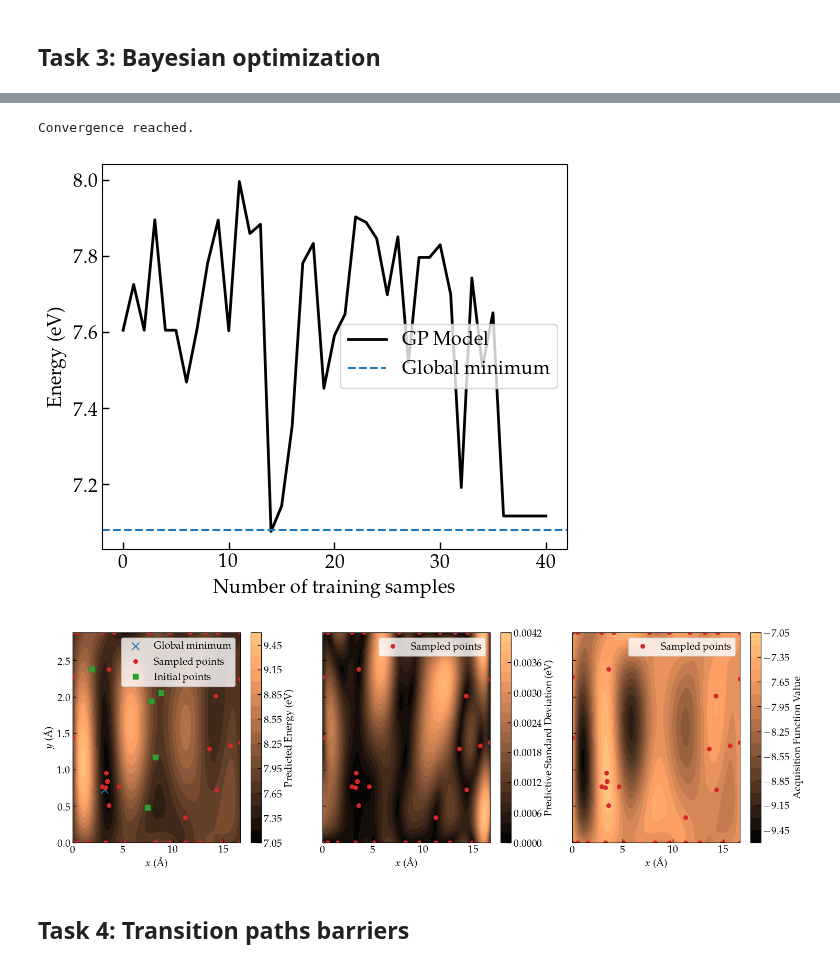
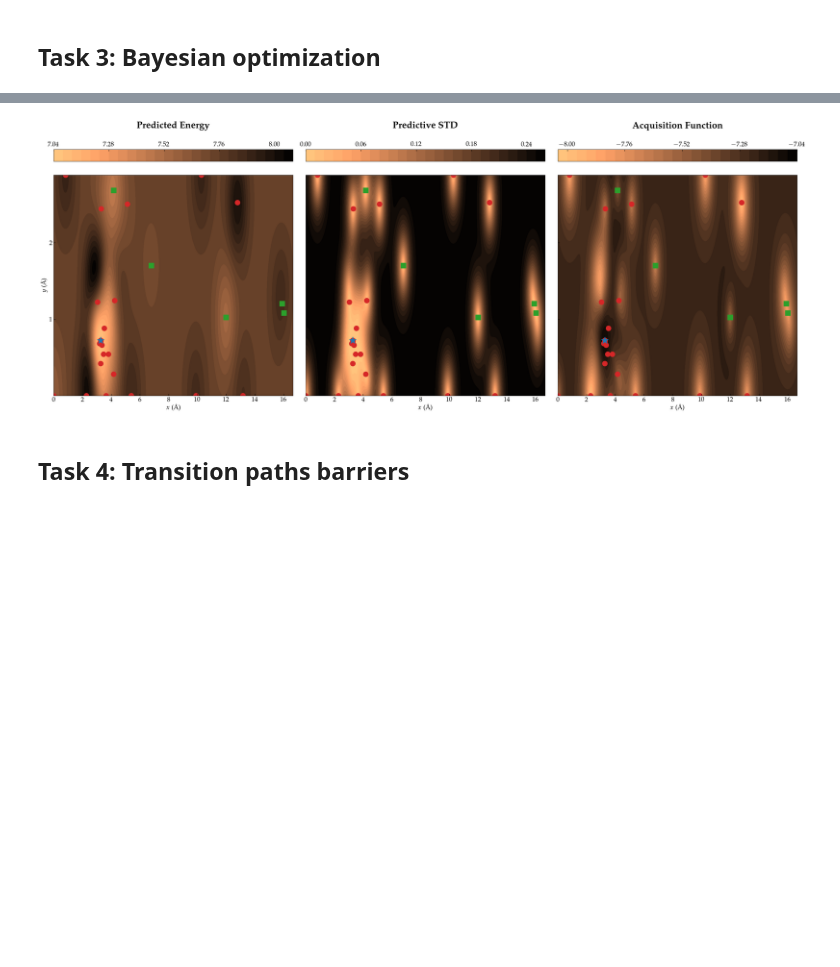
Before and after one commit to stommen/tif345_projects, a Jupyter notebook: project_2b/project2b_LBOS.ipynb, the cells around one changed output, grey strips where cells are left out. Saved outputs shown, nothing was run; the diff lists cells and outputs as text; code cells hidden in the pictures; blank space fills up the shorter version.

```diff
--- a/project_2b/project2b_LBOS.ipynb
+++ b/project_2b/project2b_LBOS.ipynb
@@ -300,54 +441,65 @@ plt.show()
 # %%
 
-beta = 4
+# Single run for optimal beta = 2
+beta = 2
+
+# Define kernel with priors
 k1 = GPy.kern.RBF(input_dim=2)
 k1['lengthscale'].set_prior(GPy.priors.Gamma(2.0, 1.0), warning=False)
 k1['variance'].set_prior(GPy.priors.Gamma(2.0, var0 / 2.0), warning=False)
 k2 = GPy.kern.Bias(input_dim=2)
+k2['variance'].set_prior(GPy.priors.Gamma(2.0, var0 * 0.1 / 2.0), warning=False)
 kernel = k1 + k2
 
-n_initial_samples = 5
-rng = np.random.RandomState(42)
-indices = rng.choice(X_dense.size, size=n_initial_samples, replace=False)
-positions = [[X_dense.ravel()[i], Y_dense.ravel()[i]] for i in indices]
-energies = [calculate_adatom_energy(surface, [X_dense.ravel()[i], Y_dense.ravel()[i], z_adatom]) for i in indices]
+n_initial_samples = 5 # initial random samples
+rng = np.random.default_rng(19)
+indices = rng.choice(X.size, size=n_initial_samples, replace=False)
+positions = [[X.ravel()[i], Y.ravel()[i]] for i in indices]
+energies = [calculate_adatom_energy(surface, [X.ravel()[i], Y.ravel()[i], z_top]) for i in indices]
 
-history, model = bay_optimizer(kernel, X_dense, Y_dense, beta=beta, positions=positions, Es=energies, its=100, tol=1e-6)
+# Run optimizer
+history, model = bay_optimizer(kernel, X, Y, beta=beta, positions=positions, Es=energies, its=50, tol=1e-6)
-# %% [output]
-Convergence reached.
 # %%
 
-grid_positions = np.vstack([X_dense.ravel(), Y_dense.ravel()]).T
-mean_pred_grid, var_pred_grid = model.predict(grid_positions)
+# Plot GP model analysis
+grid_positions = np.vstack([X.ravel(), Y.ravel()]).T # shape (N, 2)
+mean_pred_grid, var_pred_grid = model.predict(grid_positions) # predict on grid
 
-fig, axs = plt.subplots(1, 3, figsize=(15, 5), sharey=True)
-cp = axs[0].contourf(X_dense, Y_dense, mean_pred_grid.reshape(X_dense.shape), levels=20, cmap='copper')
-fig.colorbar(cp, ax=axs[0], label='Predicted Energy (eV)')
+fig, axs = plt.subplots(1, 3, figsize=(30, 12), sharey=True)
+cp = axs[0].contourf(X, Y, mean_pred_grid.reshape(X.shape), levels=30, cmap='copper_r') # plot predicted mean
+fig.colorbar(cp, ax=axs[0], location='top', ticks=[7.04, 7.28, 7.52, 7.76, 8.0])
 axs[0].set_xlabel('$x$ (Å)', fontsize=font_size)
 axs[0].set_ylabel('$y$ (Å)', fontsize=font_size)
-axs[0].scatter(X[global_min_pos], Y[global_min_pos], color='tab:blue', marker='x', s=100, label='Global minimum')
-axs[0].scatter(np.array(history['positions'])[:, 0], np.array(history['positions'])[:, 1], color='tab:red', marker='o', s=30, label='Sampled points')
-axs[0].scatter(np.array(positions)[:5, 0], np.array(positions)[:5, 1], color='tab:green', marker='s', s=50, label='Initial points')
-axs[0].legend()
+axs[0].scatter(X[global_min_pos], Y[global_min_pos], color='tab:blue', marker='*', s=400, zorder=5) # global minimum
+axs[0].scatter(np.array(history['positions'])[:, 0], np.array(history['positions'])[:, 1], color='tab:red', marker='o', s=200) # sampled points
+axs[0].scatter(np.array(positions)[:5, 0], np.array(positions)[:5, 1], color='tab:green', marker='s', s=200) # initial points
+axs[0].set_title('\\textbf{Predicted Energy}', fontsize=font_size+8, pad=130)
+axs[0].set_yticks([1, 2])
 
-cp = axs[1].contourf(X_dense, Y_dense, np.sqrt(var_pred_grid).reshape(X_dense.shape), levels=20, cmap='copper')
-fig.colorbar(cp, ax=axs[1], label='Predictive Standard Deviation (eV)')
-axs[1].scatter(np.array(history['positions'])[:, 0], np.array(history['positions'])[:, 1], color='tab:red', marker='o', s=30, label='Sampled points')
-axs[1].legend()
+# Plot predicted standard deviation
+cp = axs[1].contourf(X, Y, np.sqrt(var_pred_grid).reshape(X.shape), levels=30, cmap='copper_r')
+fig.colorbar(cp, ax=axs[1], location='top', ticks=[0.00, 0.06, 0.12, 0.18, 0.24])
+axs[1].scatter(X[global_min_pos], Y[global_min_pos], color='tab:blue', marker='*', s=400, label='Global minimum', zorder=5)
+axs[1].scatter(np.array(history['positions'])[:, 0], np.array(history['positions'])[:, 1], color='tab:red', marker='o', s=200, label='Sampled points')
+axs[1].scatter(np.array(positions)[:5, 0], np.array(positions)[:5, 1], color='tab:green', marker='s', s=200, label='Initial points')
 axs[1].set_xlabel('$x$ (Å)', fontsize=font_size)
+axs[1].set_title('\\textbf{Predictive STD}', fontsize=font_size+8, pad=130)
 
-A_values_grid = A(X_dense, Y_dense, model, beta).reshape(X_dense.shape)
-cp = axs[2].contourf(X_dense, Y_dense, A_values_grid, levels=20, cmap='copper')
-axs[2].scatter(np.array(history['positions'])[:, 0], np.array(history['positions'])[:, 1], color='tab:red', marker='o', s=30, label='Sampled points')
-fig.colorbar(cp, ax=axs[2], label='Acquisition Function Value')
-axs[2].legend()
+# Plot acquisition function
+A_values_grid = A(X, Y, model, beta).reshape(X.shape)
+cp = axs[2].contourf(X, Y, A_values_grid, levels=30, cmap='copper_r')
+fig.colorbar(cp, ax=axs[2], location='top', ticks=[-8.0, -7.76, -7.52, -7.28, -7.04])
+axs[2].scatter(X[global_min_pos], Y[global_min_pos], color='tab:blue', marker='*', s=400, label='Global minimum', zorder=5)
+axs[2].scatter(np.array(history['positions'])[:, 0], np.array(history['positions'])[:, 1], color='tab:red', marker='o', s=200, label='Sampled points')
+axs[2].scatter(np.array(positions)[:5, 0], np.array(positions)[:5, 1], color='tab:green', marker='s', s=200, label='Initial points')
 axs[2].set_xlabel('$x$ (Å)', fontsize=font_size)
+axs[2].set_title('\\textbf{Acquisition Function}', fontsize=font_size+8, pad=130)
 
 plt.tight_layout()
+# plt.savefig('figs/LBOS_GP_model_analysis.pdf')
 plt.show()
 # %% [output]
-[figure, old version]
+[figure, new version]
-[figure, removed]
 # %% [markdown]
 ## **Task 4: Transition paths barriers**
 # %%
```
Also changed, not shown: parts of 16 cells of this notebook, 3 other files.
